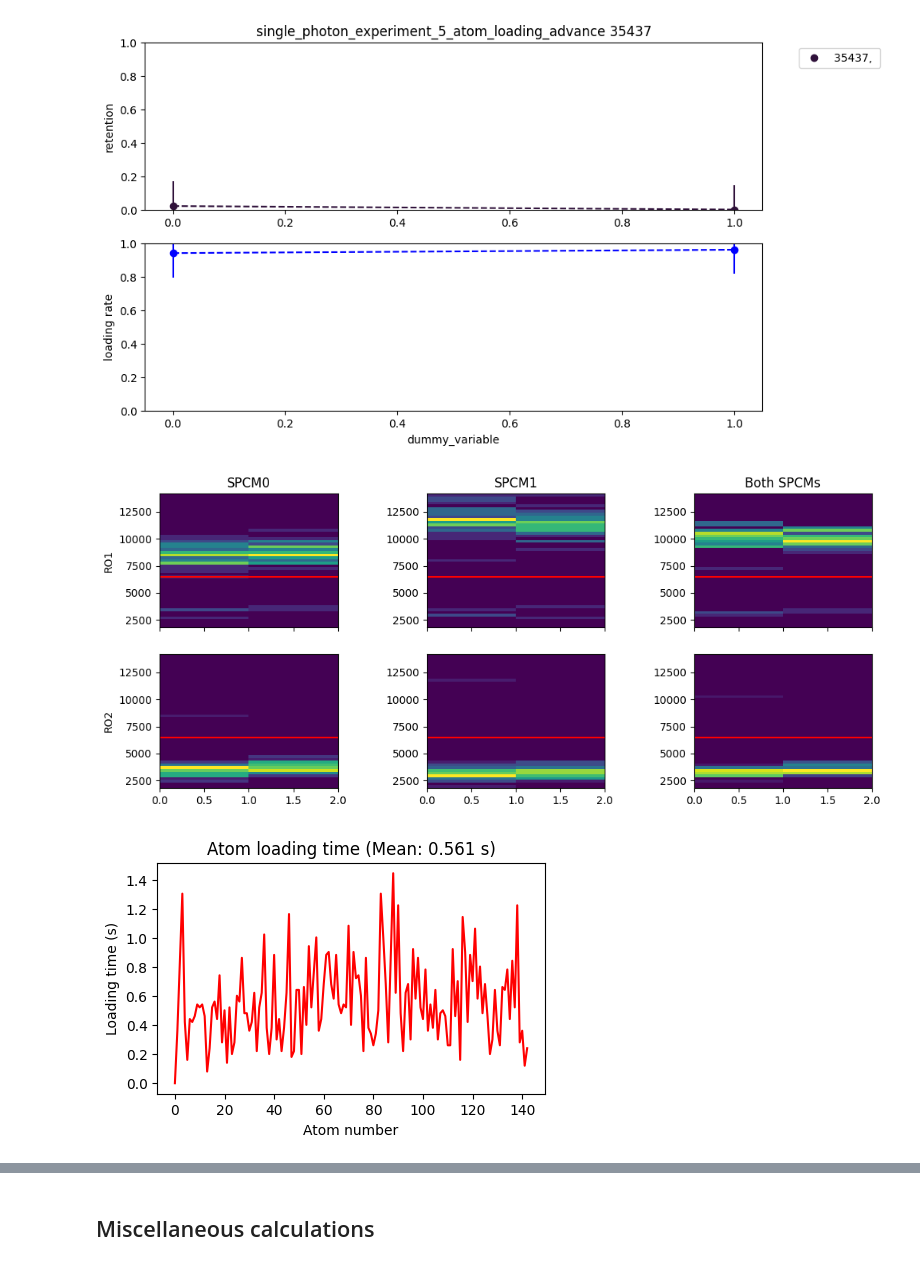
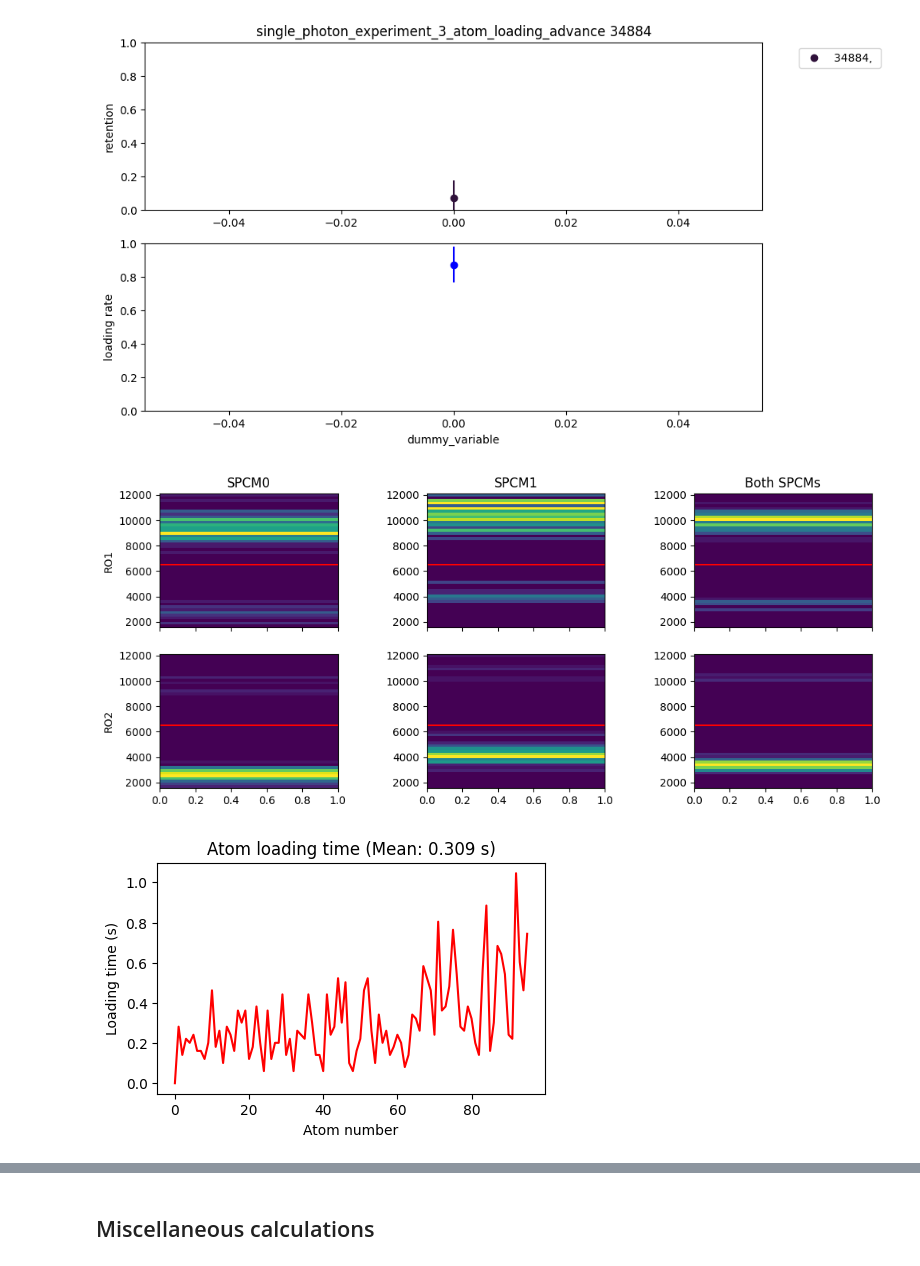
Before and after one commit to QuantumQuadrate/qn_artiq_routines, a Jupyter notebook: Analysis/Single photon analysis/singe_photon_analysis_2025.ipynb, the cells around one changed output, grey strips where cells are left out. Drawn from its saved outputs; the diff is of its cells as text; code cells hidden in the pictures.

```diff
--- a/Analysis/Single photon analysis/singe_photon_analysis_2025.ipynb
+++ b/Analysis/Single photon analysis/singe_photon_analysis_2025.ipynb
@@ -0,0 +742,21 @@
+# %%
+window = 0.01  # in seconds
+
+rates_window = []
+times = []
+
+i = 0
+j = 0
+N = len(t_photons)
+
+for i in range(N):
+    while j < N and t_photons[j] < t_photons[i] + window:
+        j += 1
+    rates_window.append((j - i) / window)
+    times.append(t_photons[i])
+
+plt.hist(rates_window, bins=100, log=True)
+plt.xlabel('Rate (counts/s)')
+plt.ylabel('Frequency')
+plt.title('Rate distribution (fixed window)')
+plt.show()
@@ -4,7 +827,7 @@ Valid for experiments from 2025-04-08 until ...
 
 Compared to the one below, I have added the histogram of BothSPCMs. Since 2025-04-08, I added BothSPCMs_RO1 and BothSPCMs_RO2 datasets and they should be used to check for atom loading and calculate retention. This is because with PBS in node 1, SPCM0_RO1 and 2 depend on the waveplates angles and the average of SPCM0 and SPCM1 should be used.
 # %%
-date_filters = ["2026-04-24"]
+date_filters = ["2026-03-28"]
 
 from matplotlib import pyplot as plt
 import matplotlib as mpl
@@ -70,7 +891,7 @@ file 11 (C:\Networking Experiment\artiq codes\artiq-master\results\2026-04-24\11
 # %%
 ### the file(s) to analyze:
 file_indices = {
-    10:'',
+    6:'',
 }
 
 compare = True # compare multiple files in the same retention and loading plots
@@ -343,6 +1164,6 @@ override: {'p_excitation':0.0,'t_FORT_drop':0.0*us,'target_780_QWP':60,'t_MW_RF_
-[figure, old version]
+[figure, new version]
-[figure, old version]
+[figure, new version]
-[figure, old version]
+[figure, new version]
 # %%
 """
 Slicing SPCM1_RO1 into more sections to see the readout fluctuation over time in more details.
```
Also changed, not shown: parts of 27 cells of this notebook, 3 other files.
